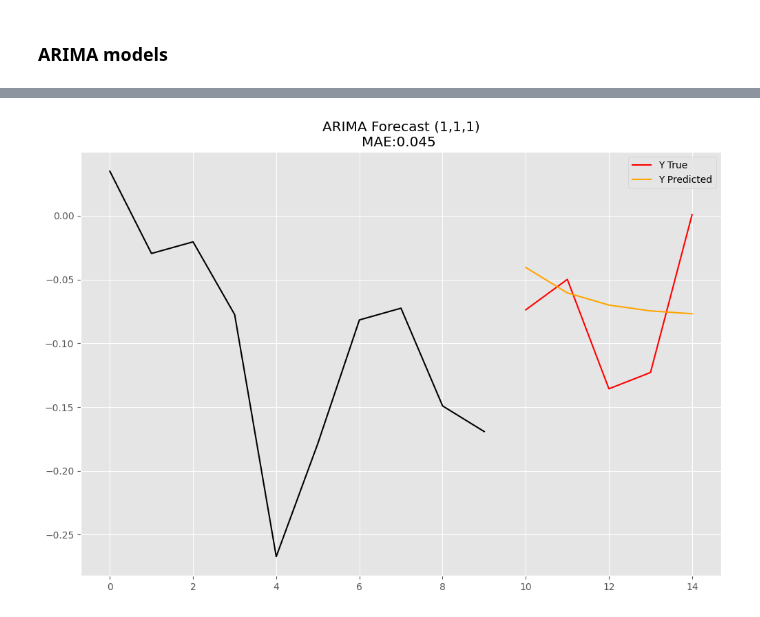
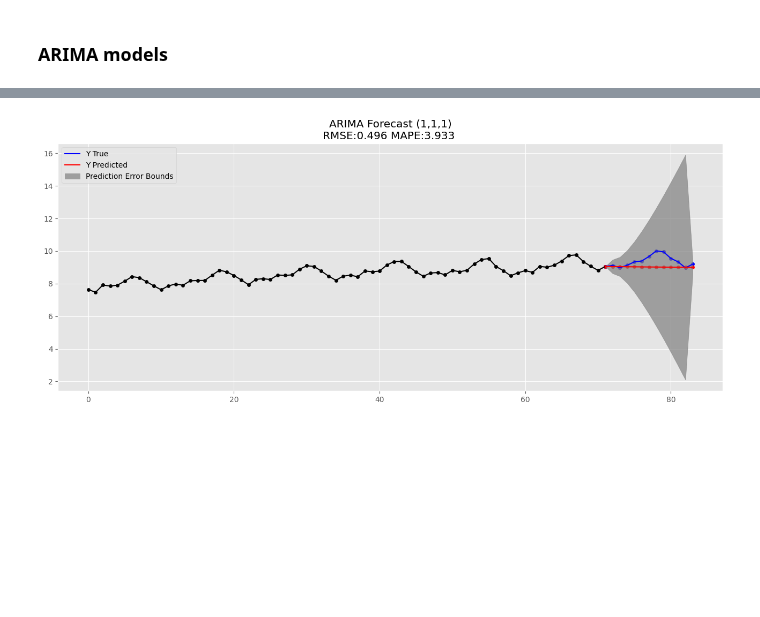
Before and after one commit to chrono-kit/chrono-kit, a Jupyter notebook: examples/ARIMA.ipynb, the cells around one changed output, grey strips where cells are left out. Saved outputs shown, nothing was run; the diff lists cells and outputs as text; code cells hidden in the pictures; blank space fills up the shorter version.

```diff
--- a/examples/ARIMA.ipynb
+++ b/examples/ARIMA.ipynb
@@ -67,0 +93,9 @@ arima_model = arima.ARIMA(data=df, p=1, d=1, q=1)
+# %%
+from chronokit.arima import SARIMA
+
+#Initialize the ARIMA model
+
+#ARIMA models are designed for stationary time series data
+#So we will include differencing by defining an order of (p, 1, q) to make the data stationary
+#First let's try a simple ARIMA(1,1,1) model (without any seasonality)
+arima_model = SARIMA(data=scaled_train, order=(1, 1, 1))
@@ -68,15 +112,18 @@ arima_model = arima.ARIMA(data=df, p=1, d=1, q=1)
 # %%
+#Visualize the results by calling plot_predictions() from chronokit.utils module
+from chronokit.utils import plot_predictions
+
 #Fit the model to the training data
 arima_model.fit()
 
 #For forecasting, call the .predict() method with providing the forecasting horizon (h) as the argument
-fc = arima_model.predict(h=5)
+fc, bounds = arima_model.predict(h=12, confidence=0.95)
+
+#Visualize the predictions
+plot_predictions(y_true=scaled_test, y_pred=fc, bounds=bounds,
+                 pre_vals=scaled_train[-72:],
+                 colors=["blue", "red"],
+                 title="ARIMA Forecast (1,1,1)",
+                 metrics=["rmse", "mape"])
+# %% [output]
+[figure, added]
-# %%
-#Visualize the results by calling plot_predictions() from chronokit.utils module
-from chronokit.utils import plot_predictions
-
-#Provide the last 10 months of training data as pre_vals for a better visuals
-#Provide metrics argument(as a list) to see the resulting metrics on the title
-plot_predictions(y_true=df_test, y_pred=fc, pre_vals=df_train[-10:], colors=["red", "orange"], title="ARIMA Forecast (1,1,1)", metrics=["mae"])
-# %% [output]
-[figure, removed]
```
Also changed, not shown: parts of 16 cells of this notebook, 4 other files.
